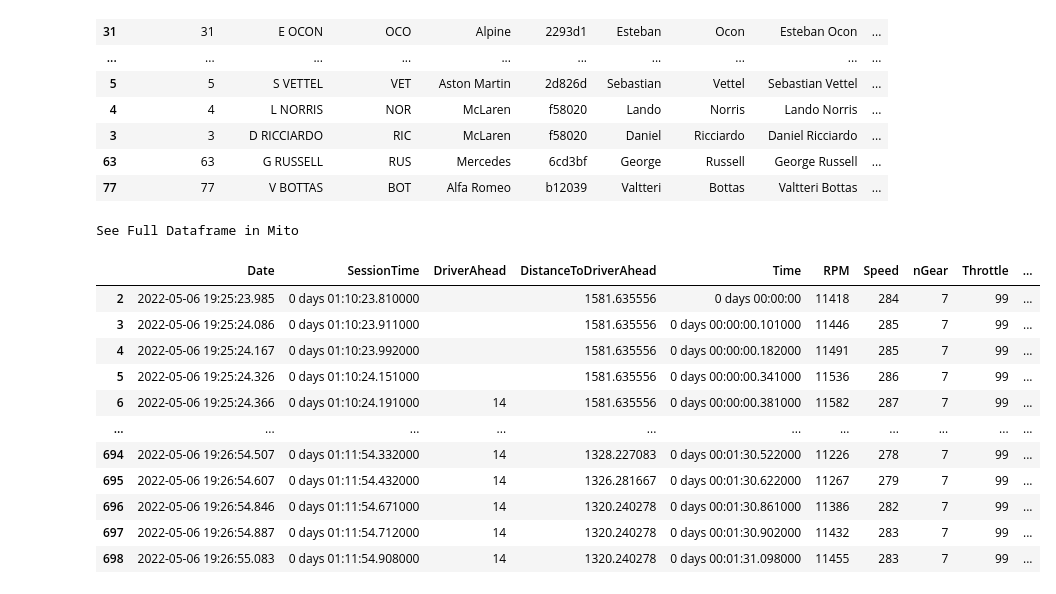
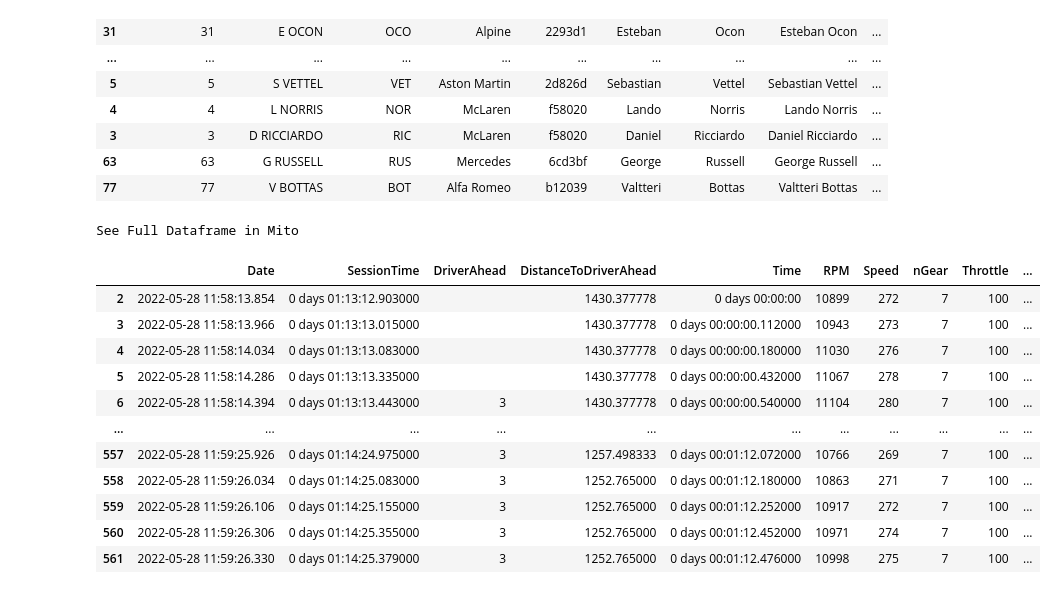
Before and after one commit to GuillaumeArp/Jedha_F1_Project, a Jupyter notebook: test_guillaume.ipynb, the cells around one changed output. Cells and saved outputs as stored; diff of their text form; code cells hidden in the pictures.

```diff
--- a/test_guillaume.ipynb
+++ b/test_guillaume.ipynb
@@ -10,9 +16,15 @@ from plotly.subplots import make_subplots
 pio.templates.default = "plotly_dark"
 import warnings
 warnings.simplefilter(action='ignore', category=FutureWarning)
+# %%
+year = 2022
+gp_round = 7
+ses = 'FP3'
+driver_1 = 'LEC'
+driver_2 = 'GAS'
 # %%
 events_list = ff1.get_event_schedule(2022)[2:]
 
-fp1 = ff1.get_session(2022, 5, 'FP1')
-fp1.load(weather=True, telemetry=True)
+session = ff1.get_session(year, gp_round, ses)
+session.load(weather=True, telemetry=True)
 # %% [output]
@@ -61,20 +78,20 @@ See Full Dataframe in Mito
 | 63 | 63 | G RUSSELL | RUS | Mercedes | 6cd3bf | George | Russell | George Russell | ... |
 | 77 | 77 | V BOTTAS | BOT | Alfa Romeo | b12039 | Valtteri | Bottas | Valtteri Bottas | ... |
 # %%
-fastest_lap = fp1.laps.pick_fastest()
+fastest_lap = session.laps.pick_fastest()
 tel = fastest_lap.telemetry
 tel
 # %% [output]
 See Full Dataframe in Mito
 |  | Date | SessionTime | DriverAhead | DistanceToDriverAhead | Time | RPM | Speed | nGear | Throttle | ... |
-| 2 | 2022-05-06 19:25:23.985 | 0 days 01:10:23.810000 |  | 1581.635556 | 0 days 00:00:00 | 11418 | 284 | 7 | 99 | ... |
-| 3 | 2022-05-06 19:25:24.086 | 0 days 01:10:23.911000 |  | 1581.635556 | 0 days 00:00:00.101000 | 11446 | 285 | 7 | 99 | ... |
-| 4 | 2022-05-06 19:25:24.167 | 0 days 01:10:23.992000 |  | 1581.635556 | 0 days 00:00:00.182000 | 11491 | 285 | 7 | 99 | ... |
-| 5 | 2022-05-06 19:25:24.326 | 0 days 01:10:24.151000 |  | 1581.635556 | 0 days 00:00:00.341000 | 11536 | 286 | 7 | 99 | ... |
-| 6 | 2022-05-06 19:25:24.366 | 0 days 01:10:24.191000 | 14 | 1581.635556 | 0 days 00:00:00.381000 | 11582 | 287 | 7 | 99 | ... |
+| 2 | 2022-05-28 11:58:13.854 | 0 days 01:13:12.903000 |  | 1430.377778 | 0 days 00:00:00 | 10899 | 272 | 7 | 100 | ... |
+| 3 | 2022-05-28 11:58:13.966 | 0 days 01:13:13.015000 |  | 1430.377778 | 0 days 00:00:00.112000 | 10943 | 273 | 7 | 100 | ... |
+| 4 | 2022-05-28 11:58:14.034 | 0 days 01:13:13.083000 |  | 1430.377778 | 0 days 00:00:00.180000 | 11030 | 276 | 7 | 100 | ... |
+| 5 | 2022-05-28 11:58:14.286 | 0 days 01:13:13.335000 |  | 1430.377778 | 0 days 00:00:00.432000 | 11067 | 278 | 7 | 100 | ... |
+| 6 | 2022-05-28 11:58:14.394 | 0 days 01:13:13.443000 | 3 | 1430.377778 | 0 days 00:00:00.540000 | 11104 | 280 | 7 | 100 | ... |
 | ... | ... | ... | ... | ... | ... | ... | ... | ... | ... | ... |
-| 694 | 2022-05-06 19:26:54.507 | 0 days 01:11:54.332000 | 14 | 1328.227083 | 0 days 00:01:30.522000 | 11226 | 278 | 7 | 99 | ... |
-| 695 | 2022-05-06 19:26:54.607 | 0 days 01:11:54.432000 | 14 | 1326.281667 | 0 days 00:01:30.622000 | 11267 | 279 | 7 | 99 | ... |
-| 696 | 2022-05-06 19:26:54.846 | 0 days 01:11:54.671000 | 14 | 1320.240278 | 0 days 00:01:30.861000 | 11386 | 282 | 7 | 99 | ... |
-| 697 | 2022-05-06 19:26:54.887 | 0 days 01:11:54.712000 | 14 | 1320.240278 | 0 days 00:01:30.902000 | 11432 | 283 | 7 | 99 | ... |
-| 698 | 2022-05-06 19:26:55.083 | 0 days 01:11:54.908000 | 14 | 1320.240278 | 0 days 00:01:31.098000 | 11455 | 283 | 7 | 99 | ... |
+| 557 | 2022-05-28 11:59:25.926 | 0 days 01:14:24.975000 | 3 | 1257.498333 | 0 days 00:01:12.072000 | 10766 | 269 | 7 | 100 | ... |
+| 558 | 2022-05-28 11:59:26.034 | 0 days 01:14:25.083000 | 3 | 1252.765000 | 0 days 00:01:12.180000 | 10863 | 271 | 7 | 100 | ... |
+| 559 | 2022-05-28 11:59:26.106 | 0 days 01:14:25.155000 | 3 | 1252.765000 | 0 days 00:01:12.252000 | 10917 | 272 | 7 | 100 | ... |
+| 560 | 2022-05-28 11:59:26.306 | 0 days 01:14:25.355000 | 3 | 1252.765000 | 0 days 00:01:12.452000 | 10971 | 274 | 7 | 100 | ... |
+| 561 | 2022-05-28 11:59:26.330 | 0 days 01:14:25.379000 | 3 | 1252.765000 | 0 days 00:01:12.476000 | 10998 | 275 | 7 | 100 | ... |
```
Also changed, not shown: parts of 13 cells of this notebook.
